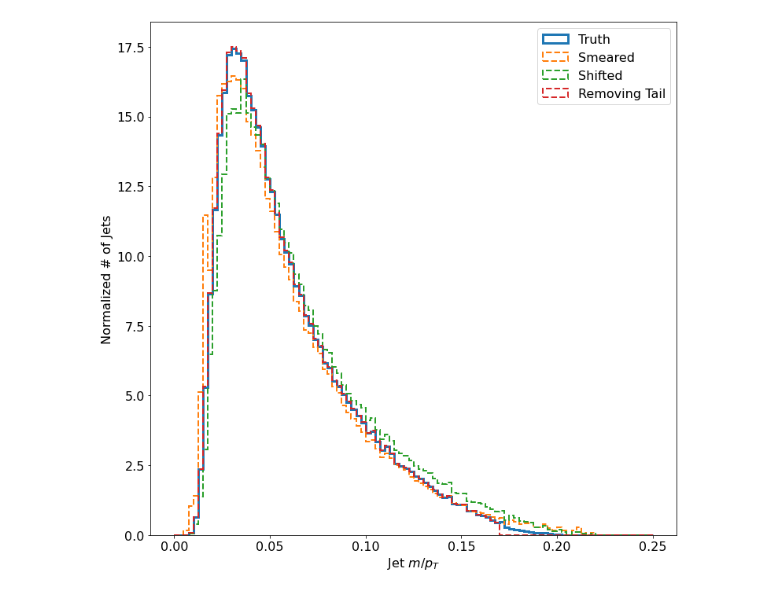
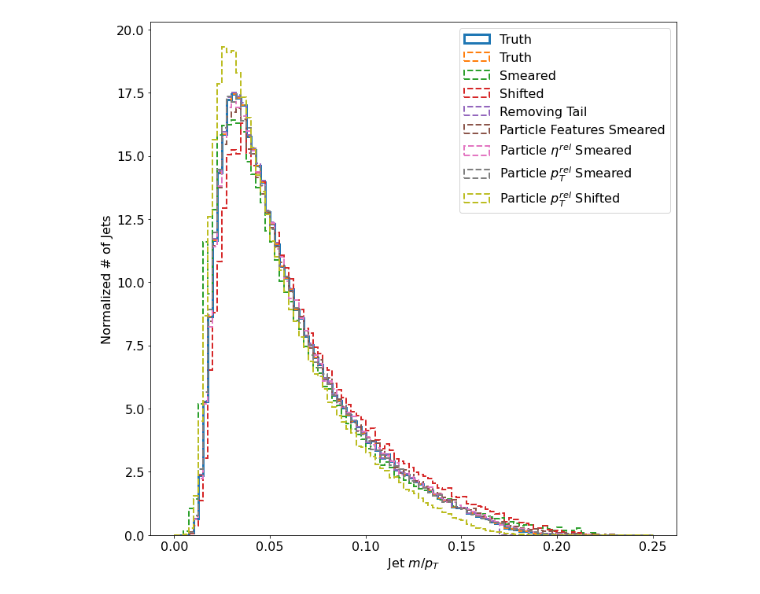
Before and after one commit to rkansal47/hep-generative-metrics, a Jupyter notebook: src/jet_tests.ipynb, the cells around one changed output. Drawn from its saved outputs; the diff is of its cells as text; code cells hidden in the pictures.

```diff
--- a/src/jet_tests.ipynb
+++ b/src/jet_tests.ipynb
@@ -17,6 +26,7 @@ truth_jets_pf, _ = jetnet.datasets.JetNet.getData(
     "g",
     data_dir="/Users/raghav/Documents/CERN/gen-models/MPGAN/datasets/",
     split_fraction=[1.0, 0, 0],
+    particle_features=["etarel", "phirel", "ptrel"],
     jet_features=["pt", "eta", "mass", "num_particles"],
 )
 # %%
@@ -54,21 +115,43 @@ dists = OrderedDict(
+# %%
+with open("pf_dists.pkl", "wb") as f:
+    pickle.dump(pf_dists, f)
+# %%
+efps = {
+    key: jetnet.utils.efps(jets, efpset_args=[("d<=", 4)]) for key, (jets, _) in pf_dists.items()
+}
+# %%
+with open("efps_dict.pkl", "wb") as f:
+    pickle.dump(efps, f)
 # %%
 plt.figure(figsize=(12, 12))
 
-_ = plt.hist(mass, np.linspace(0, 0.25, 101), histtype="step", label="Truth", linewidth=3, density=True)
+bins = np.linspace(0, 0.25, 101)
+
+_ = plt.hist(mass, bins, histtype="step", label="Truth", linewidth=3, density=True)
 for weights, label in dists.values():
     _ = plt.hist(
         mass,
-        np.linspace(0, 0.25, 101),
+        bins,
         weights=weights,
         histtype="step",
         label=label,
         linewidth=2,
         linestyle="dashed",
-        density=True
+        density=True,
+    )
+for key, (_, label) in pf_dists.items():
+    _ = plt.hist(
+        masses[key],
+        bins,
+        histtype="step",
+        label=label,
+        linewidth=2,
+        linestyle="dashed",
+        density=True,
     )
 plt.legend()
 plt.xlabel(r"Jet $m/p_T$")
 plt.ylabel("Normalized # of Jets")
 plt.savefig(f"{plot_dir}/jet_dists.pdf", bbox_inches="tight")
 # %% [output]
-[figure, old version]
+[figure, new version]
```
Also changed, not shown: parts of 19 cells of this notebook, 4 other files.
